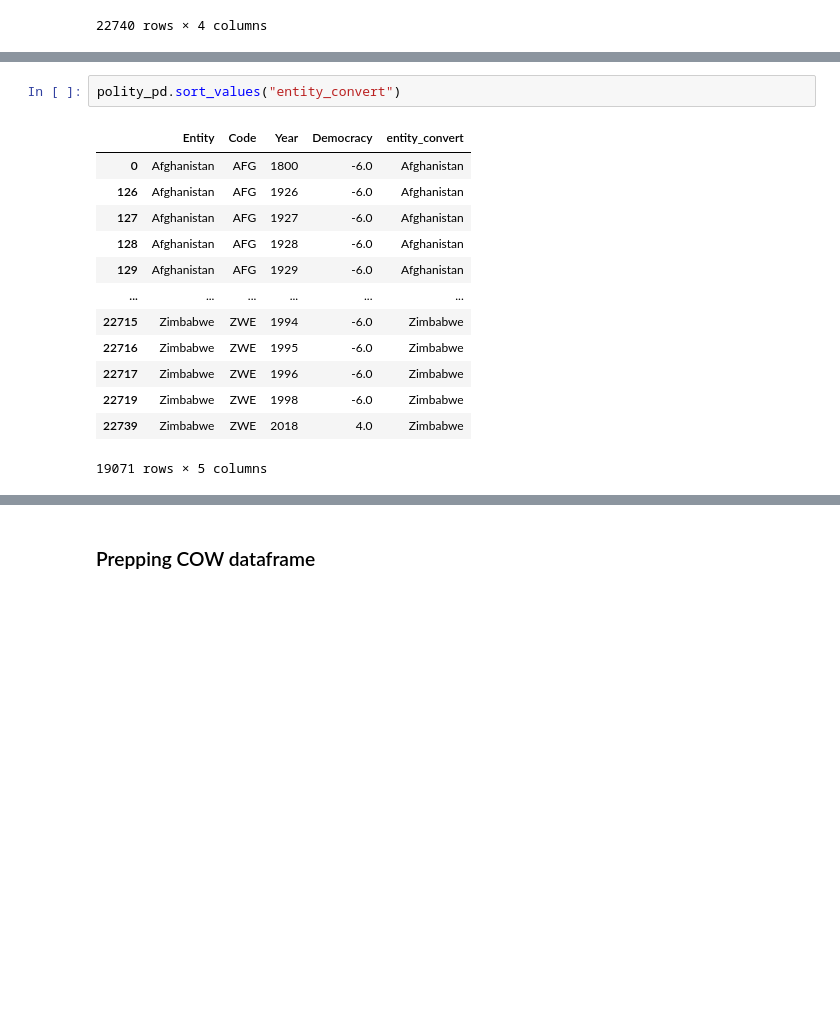
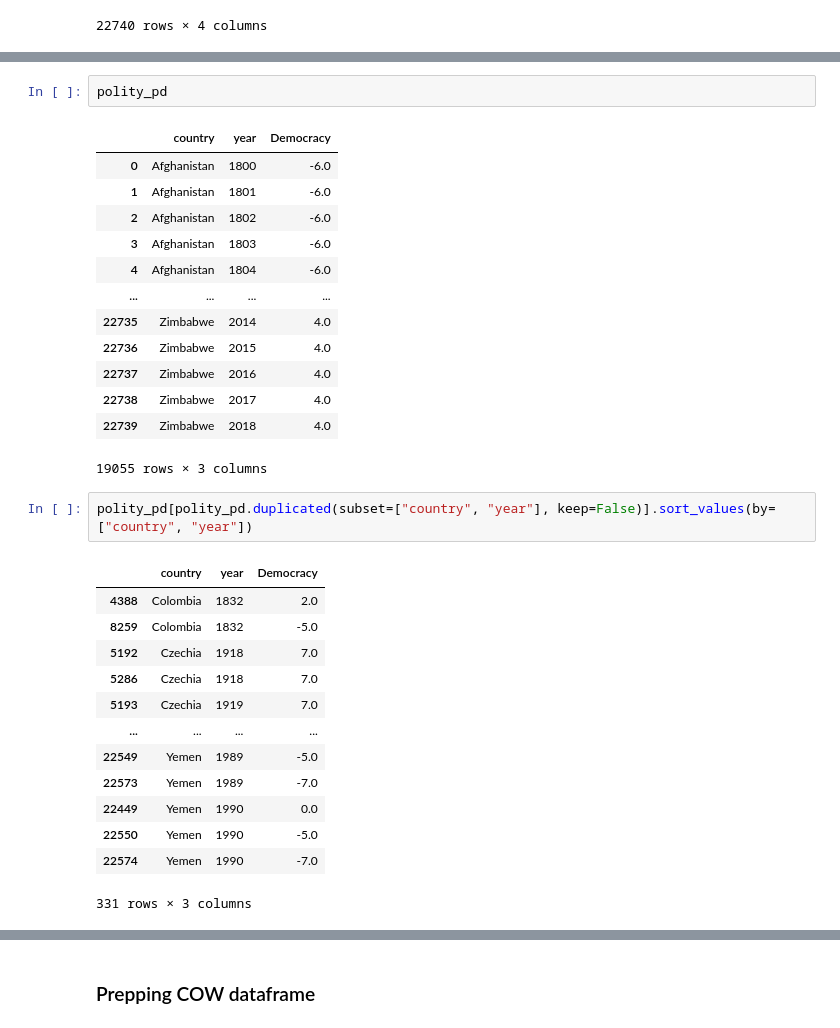
Before and after one commit to samrauh/dlss-project, a Jupyter notebook: data_collection/political/political_graph.ipynb, the cells around one changed output, grey strips where cells are left out. Drawn from its saved outputs; the diff is of its cells as text; blank space fills up the shorter version.

```diff
--- a/data_collection/political/political_graph.ipynb
+++ b/data_collection/political/political_graph.ipynb
@@ -103,18 +102,34 @@ Yugoslavia not found in regex
 Yugoslavia not found in regex
 Yugoslavia not found in regex
 # %%
-polity_pd.sort_values("entity_convert")
+polity_pd
 # %% [output]
-|  | Entity | Code | Year | Democracy | entity_convert |
-| 0 | Afghanistan | AFG | 1800 | -6.0 | Afghanistan |
-| 126 | Afghanistan | AFG | 1926 | -6.0 | Afghanistan |
-| 127 | Afghanistan | AFG | 1927 | -6.0 | Afghanistan |
-| 128 | Afghanistan | AFG | 1928 | -6.0 | Afghanistan |
-| 129 | Afghanistan | AFG | 1929 | -6.0 | Afghanistan |
-| ... | ... | ... | ... | ... | ... |
-| 22715 | Zimbabwe | ZWE | 1994 | -6.0 | Zimbabwe |
-| 22716 | Zimbabwe | ZWE | 1995 | -6.0 | Zimbabwe |
-| 22717 | Zimbabwe | ZWE | 1996 | -6.0 | Zimbabwe |
-| 22719 | Zimbabwe | ZWE | 1998 | -6.0 | Zimbabwe |
-| 22739 | Zimbabwe | ZWE | 2018 | 4.0 | Zimbabwe |
+|  | country | year | Democracy |
+| 0 | Afghanistan | 1800 | -6.0 |
+| 1 | Afghanistan | 1801 | -6.0 |
+| 2 | Afghanistan | 1802 | -6.0 |
+| 3 | Afghanistan | 1803 | -6.0 |
+| 4 | Afghanistan | 1804 | -6.0 |
+| ... | ... | ... | ... |
+| 22735 | Zimbabwe | 2014 | 4.0 |
+| 22736 | Zimbabwe | 2015 | 4.0 |
+| 22737 | Zimbabwe | 2016 | 4.0 |
+| 22738 | Zimbabwe | 2017 | 4.0 |
+| 22739 | Zimbabwe | 2018 | 4.0 |
-19071 rows × 5 columns
+19055 rows × 3 columns
+# %%
+polity_pd[polity_pd.duplicated(subset=["country", "year"], keep=False)].sort_values(by=["country", "year"])
+# %% [output]
+|  | country | year | Democracy |
+| 4388 | Colombia | 1832 | 2.0 |
+| 8259 | Colombia | 1832 | -5.0 |
+| 5192 | Czechia | 1918 | 7.0 |
+| 5286 | Czechia | 1918 | 7.0 |
+| 5193 | Czechia | 1919 | 7.0 |
+| ... | ... | ... | ... |
+| 22549 | Yemen | 1989 | -5.0 |
+| 22573 | Yemen | 1989 | -7.0 |
+| 22449 | Yemen | 1990 | 0.0 |
+| 22550 | Yemen | 1990 | -5.0 |
+| 22574 | Yemen | 1990 | -7.0 |
+331 rows × 3 columns
```
Also changed, not shown: parts of 34 cells of this notebook, 2 other files.
